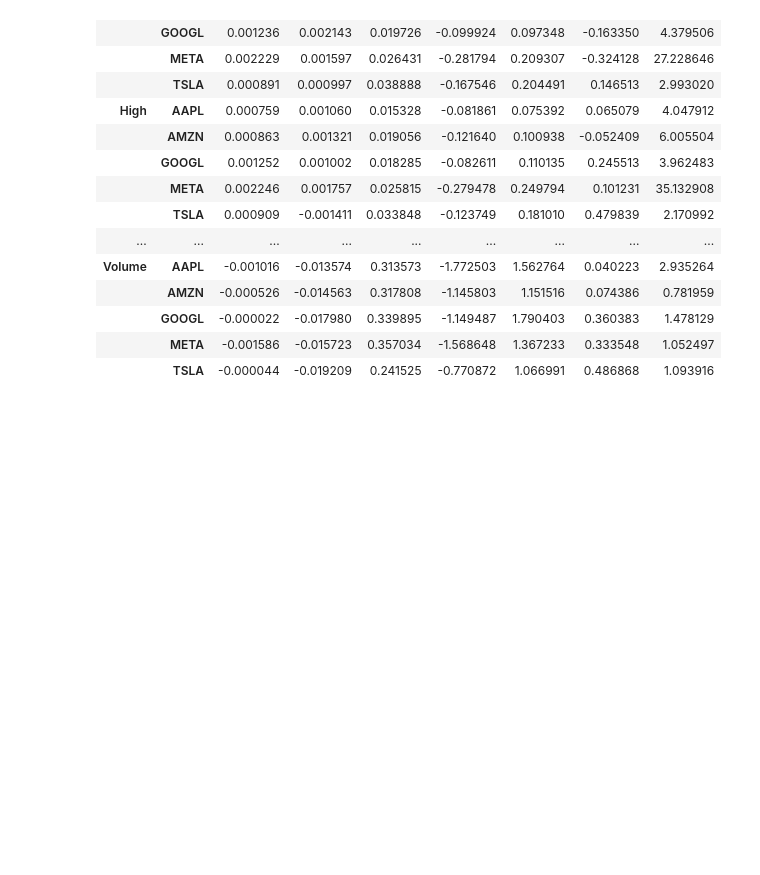
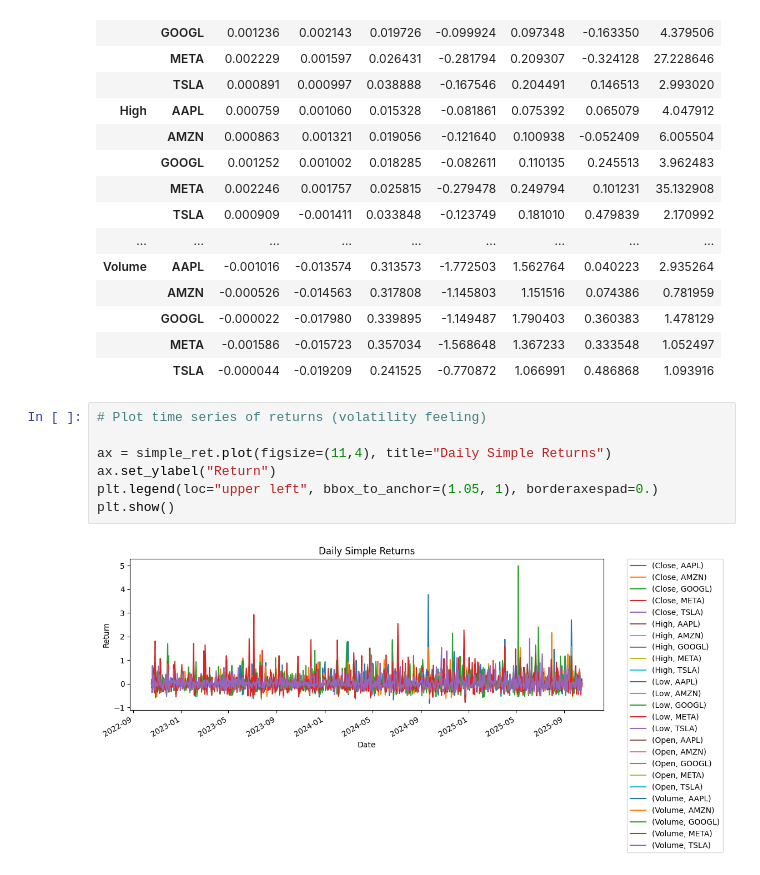
Before and after one commit to Yohansu/finance-statistics-learning, a Jupyter notebook: 03_daily_returns_distributions.ipynb, the cells around one changed output. Saved outputs shown, nothing was run; the diff lists cells and outputs as text; blank space fills up the shorter version.

```diff
--- a/03_daily_returns_distributions.ipynb
+++ b/03_daily_returns_distributions.ipynb
@@ -87,3 +79,12 @@ summary
 |  | GOOGL | -0.000022 | -0.017980 | 0.339895 | -1.149487 | 1.790403 | 0.360383 | 1.478129 |
 |  | META | -0.001586 | -0.015723 | 0.357034 | -1.568648 | 1.367233 | 0.333548 | 1.052497 |
 |  | TSLA | -0.000044 | -0.019209 | 0.241525 | -0.770872 | 1.066991 | 0.486868 | 1.093916 |
+# %%
+# Plot time series of returns (volatility feeling)
+
+ax = simple_ret.plot(figsize=(11,4), title="Daily Simple Returns")
+ax.set_ylabel("Return")
+plt.legend(loc="upper left", bbox_to_anchor=(1.05, 1), borderaxespad=0.)
+plt.show()
+# %% [output]
+[figure, added]
```
Also changed, not shown: parts of 5 cells of this notebook.
